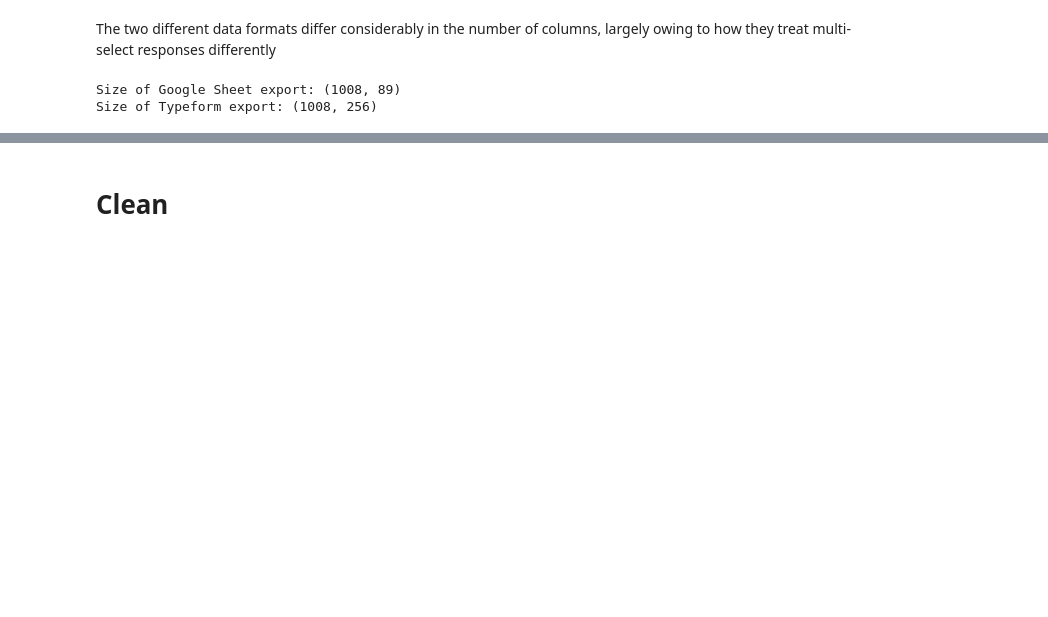
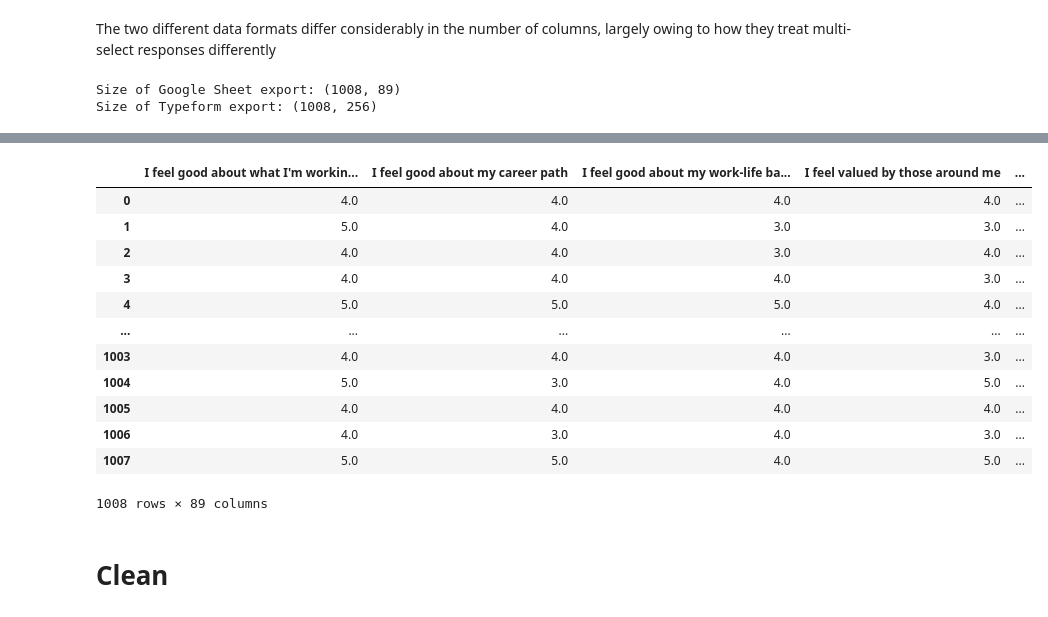
Before and after one commit to wengandrew/battery-talent-census, a Jupyter notebook: notebooks/explore_data.ipynb, the cells around one changed output, grey strips where cells are left out. Drawn from its saved outputs; the diff is of its cells as text; code cells hidden in the pictures; blank space fills up the shorter version.

```diff
--- a/notebooks/explore_data.ipynb
+++ b/notebooks/explore_data.ipynb
@@ -51,3 +185,19 @@ SyntaxError: invalid syntax (4157031151.py, line 1)
+# %%
+df_gsh
+# %% [output]
+|  | I feel good about what I'm workin... | I feel good about my career path | I feel good about my work-life ba... | I feel valued by those around me | ... |
+| 0 | 4.0 | 4.0 | 4.0 | 4.0 | ... |
+| 1 | 5.0 | 4.0 | 3.0 | 3.0 | ... |
+| 2 | 4.0 | 4.0 | 3.0 | 4.0 | ... |
+| 3 | 4.0 | 4.0 | 4.0 | 3.0 | ... |
+| 4 | 5.0 | 5.0 | 5.0 | 4.0 | ... |
+| ... | ... | ... | ... | ... | ... |
+| 1003 | 4.0 | 4.0 | 4.0 | 3.0 | ... |
+| 1004 | 5.0 | 3.0 | 4.0 | 5.0 | ... |
+| 1005 | 4.0 | 4.0 | 4.0 | 4.0 | ... |
+| 1006 | 4.0 | 3.0 | 4.0 | 3.0 | ... |
+| 1007 | 5.0 | 5.0 | 4.0 | 5.0 | ... |
+1008 rows × 89 columns
 # %% [markdown]
 # Clean
 # %% [markdown]
```
Also changed, not shown: parts of 17 cells of this notebook, 4 other files.
